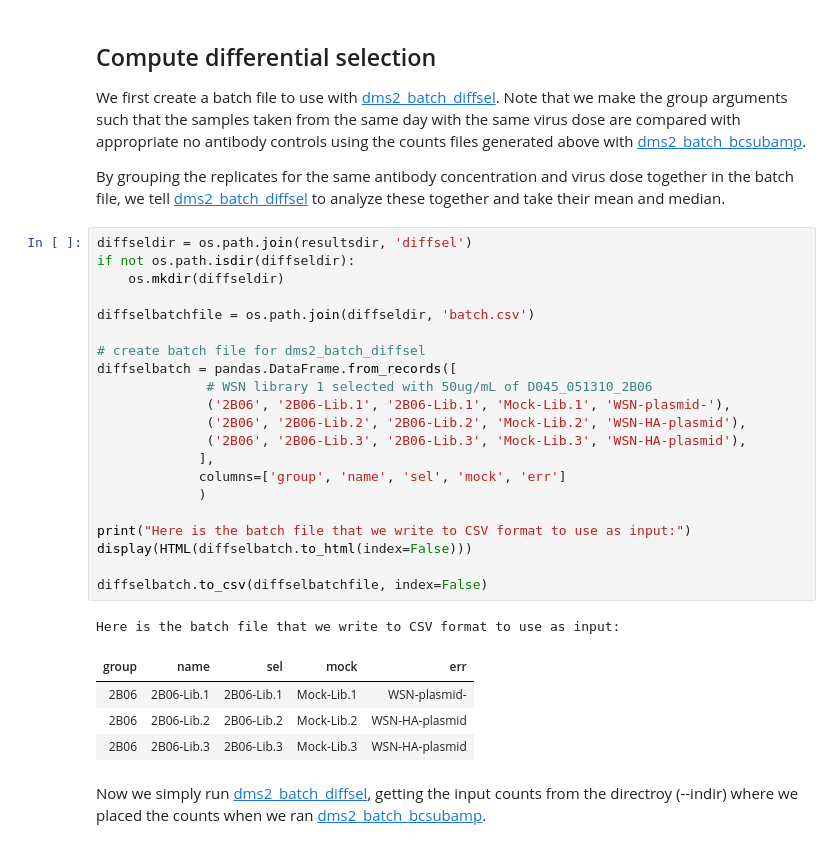
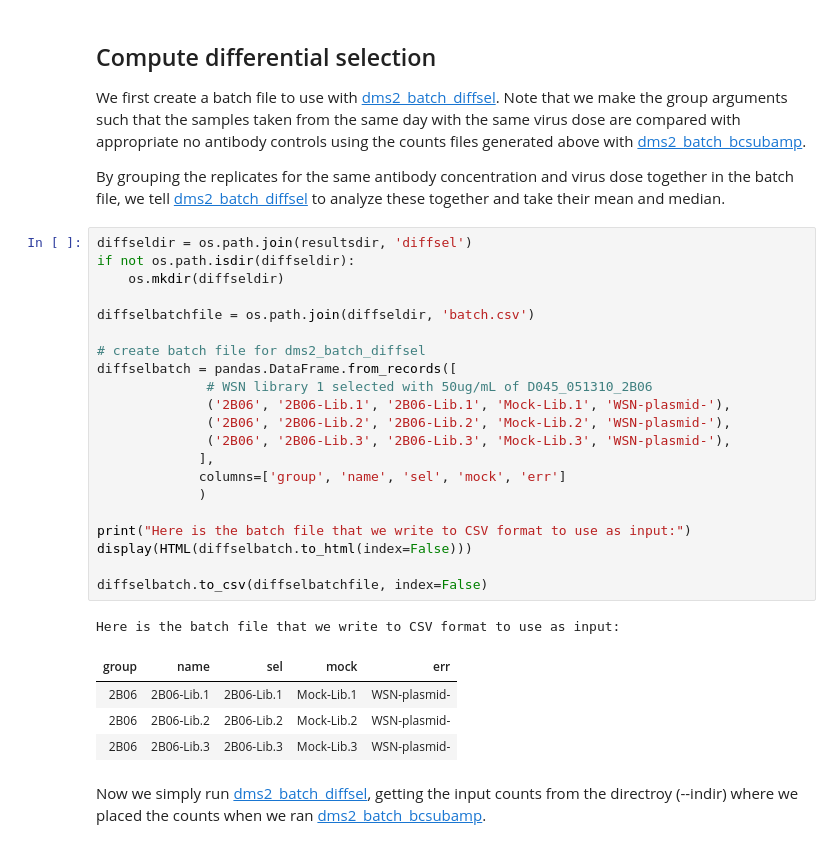
Before and after one commit to jbloomlab/2B06_DMS, a Jupyter notebook: analysis_notebook.ipynb, the cells around one changed output. Saved outputs shown, nothing was run; the diff lists cells and outputs as text.

```diff
--- a/analysis_notebook.ipynb
+++ b/analysis_notebook.ipynb
@@ -223,30 +224,30 @@ By grouping the replicates for the same antibody concentration and virus dose to
 # %%
 diffseldir = os.path.join(resultsdir, 'diffsel')
 if not os.path.isdir(diffseldir):
     os.mkdir(diffseldir)
 
 diffselbatchfile = os.path.join(diffseldir, 'batch.csv')
 
 # create batch file for dms2_batch_diffsel
 diffselbatch = pandas.DataFrame.from_records([
               # WSN library 1 selected with 50ug/mL of D045_051310_2B06
               ('2B06', '2B06-Lib.1', '2B06-Lib.1', 'Mock-Lib.1', 'WSN-plasmid-'),
-              ('2B06', '2B06-Lib.2', '2B06-Lib.2', 'Mock-Lib.2', 'WSN-HA-plasmid'),
-              ('2B06', '2B06-Lib.3', '2B06-Lib.3', 'Mock-Lib.3', 'WSN-HA-plasmid'),
+              ('2B06', '2B06-Lib.2', '2B06-Lib.2', 'Mock-Lib.2', 'WSN-plasmid-'),
+              ('2B06', '2B06-Lib.3', '2B06-Lib.3', 'Mock-Lib.3', 'WSN-plasmid-'),
              ],
              columns=['group', 'name', 'sel', 'mock', 'err']
              )
 
 print("Here is the batch file that we write to CSV format to use as input:")
 display(HTML(diffselbatch.to_html(index=False)))
 
 diffselbatch.to_csv(diffselbatchfile, index=False)
 # %% [output]
 Here is the batch file that we write to CSV format to use as input:
 | group | name | sel | mock | err |
 | 2B06 | 2B06-Lib.1 | 2B06-Lib.1 | Mock-Lib.1 | WSN-plasmid- |
-| 2B06 | 2B06-Lib.2 | 2B06-Lib.2 | Mock-Lib.2 | WSN-HA-plasmid |
-| 2B06 | 2B06-Lib.3 | 2B06-Lib.3 | Mock-Lib.3 | WSN-HA-plasmid |
+| 2B06 | 2B06-Lib.2 | 2B06-Lib.2 | Mock-Lib.2 | WSN-plasmid- |
+| 2B06 | 2B06-Lib.3 | 2B06-Lib.3 | Mock-Lib.3 | WSN-plasmid- |
 # %% [markdown]
 Now we simply run [dms2_batch_diffsel](https://jbloomlab.github.io/dms_tools2/dms2_batch_diffsel.html), getting the input counts from the directroy (--indir) where we placed the counts when we ran [dms2_batch_bcsubamp](https://jbloomlab.github.io/dms_tools2/dms2_batch_bcsubamp.html).
 # %%
```
Also changed, not shown: parts of 10 cells of this notebook, 6 other files.
